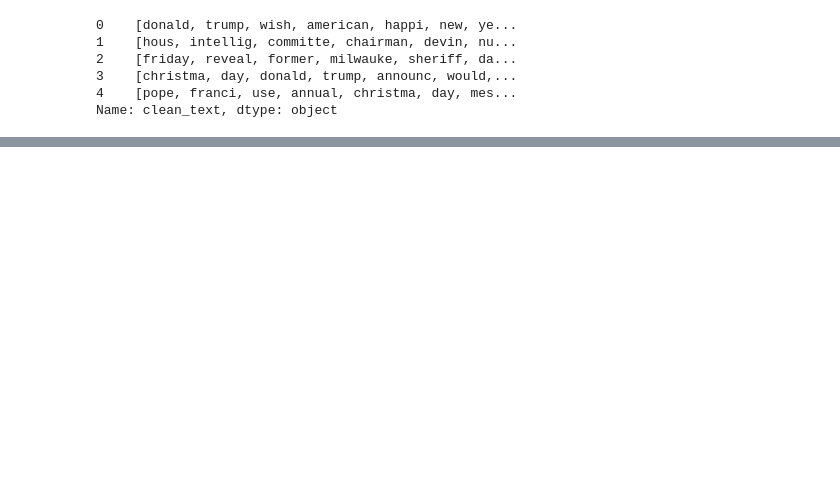
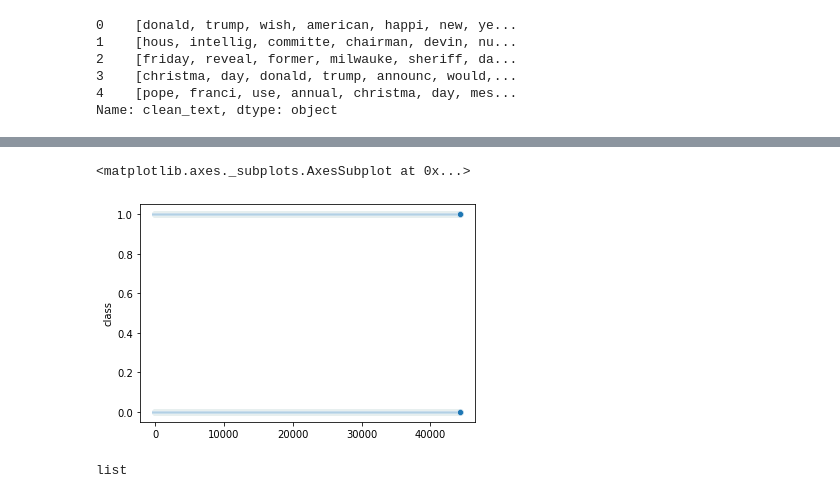
Before and after one commit to yogeshdhome/Coursera-IBM-AI-ML-Course, a Jupyter notebook: Fake_News_Detection_using_LSTM.ipynb, the cells around one changed output, grey strips where cells are left out. Drawn from its saved outputs; the diff is of its cells as text; code cells hidden in the pictures; blank space fills up the shorter version.

```diff
--- a/Fake_News_Detection_using_LSTM.ipynb
+++ b/Fake_News_Detection_using_LSTM.ipynb
@@ -158,7 +170,9 @@ array([<matplotlib.axes._subplots.AxesSubplot object at 0x...>,
 # %%
 def process_text(sentence):
-  sentc = ''.join(re.sub('[^A-Za-z0-9]+',' ',sentence))
-  return [ps.stem(word.lower()) for word in sentc.split() if word.lower() not in stopwords.words('english')]
+  sentc = ''.join(re.sub('[^A-Za-z]+',' ',sentence))
+  clean_sentc = [ps.stem(word.lower()) for word in sentc.split() if word.lower() not in stopwords.words('english')]
+  corpus.append(' '.join(clean_sentc))
+  return clean_sentc
 # %%
 mess = 'i am loving $ % ^ & # @ ! *the NEW WAY9 89T ) of (working'
 print(process_text(mess))
@@ -175,3 +195,7 @@ dataset['clean_text'].head()
 3    [christma, day, donald, trump, announc, would,...
 4    [pope, franci, use, annual, christma, day, mes...
 Name: clean_text, dtype: object
+# %%
+dataset_final = dataset.copy()
+# %%
+dataset_final.drop(['text','length'],axis=1,inplace=True)
@@ -177,0 +218,7 @@ Name: clean_text, dtype: object
+# %%
+dataset_final = dataset_final.sample(frac=1).reset_index(drop=True)
+# %%
+sns.scatterplot(x=dataset.index,y='class',data=dataset_final)
+# %% [output]
+<matplotlib.axes._subplots.AxesSubplot at 0x...>
+[figure, added]
@@ -177,0 +227,4 @@ Name: clean_text, dtype: object
+# %%
+type(dataset_final['clean_text'][0])
+# %% [output]
+list
```
Also changed, not shown: parts of 60 cells of this notebook.
